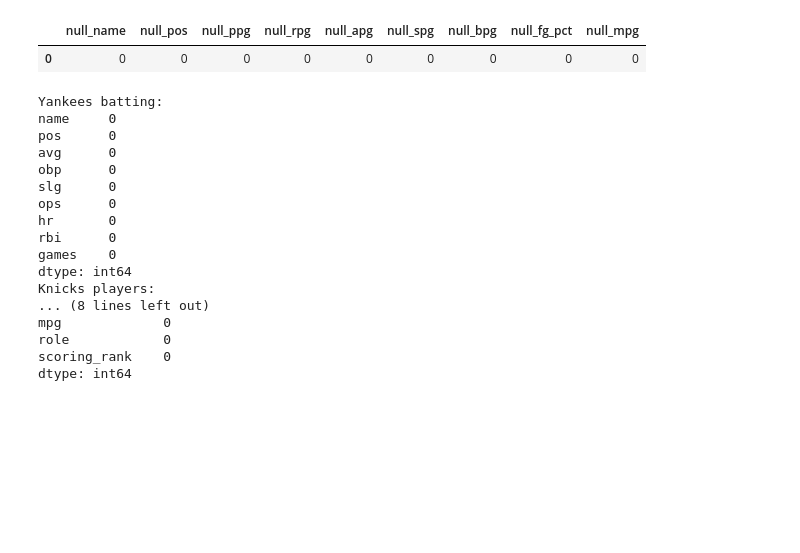
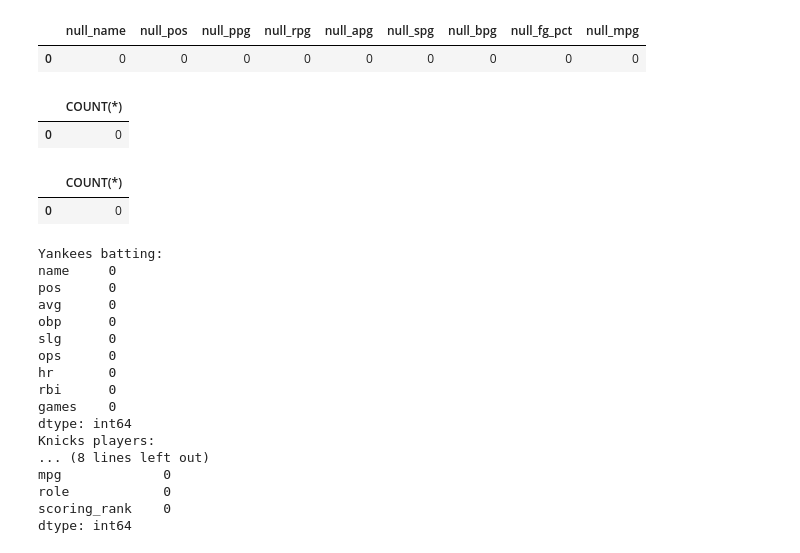
Before and after one commit to 550tealeaves/DATA-70500-working-with-data, a Jupyter notebook: NY_Sports_Analyzer.ipynb, the cells around one changed output. Drawn from its saved outputs; the diff is of its cells as text; code cells hidden in the pictures; blank space fills up the shorter version.

```diff
--- a/NY_Sports_Analyzer.ipynb
+++ b/NY_Sports_Analyzer.ipynb
@@ -506,6 +506,45 @@ pd.read_sql_query('''
 # %% [output]
 |  | null_name | null_pos | null_ppg | null_rpg | null_apg | null_spg | null_bpg | null_fg_pct | null_mpg |
 | 0 | 0 | 0 | 0 | 0 | 0 | 0 | 0 | 0 | 0 |
+# %%
+## -- Better SQL code --
+# use OR
+pd.read_sql_query('''
+
+    SELECT COUNT(*)
+     FROM knicks_players
+     WHERE name IS NULL
+     OR pos IS NULL
+     OR ppg IS NULL
+     OR rpg IS NULL
+     OR apg IS NULL
+     OR spg IS NULL
+     OR bpg IS NULL
+     OR fg_pct IS NULL
+     OR mpg IS NULL
+''', conn)
+# %% [output]
+|  | COUNT(*) |
+| 0 | 0 |
+# %%
+# Null values for yankees_batting
+pd.read_sql_query('''
+
+    SELECT COUNT(*)
+     FROM yankees_batting
+     WHERE name IS NULL
+     OR pos IS NULL
+     OR avg IS NULL
+     OR obp IS NULL
+     OR slg IS NULL
+     OR ops IS NULL
+     OR hr IS NULL
+     OR rbi IS NULL
+     OR games IS NULL
+''', conn)
+# %% [output]
+|  | COUNT(*) |
+| 0 | 0 |
 # %%
 # Python: one-liner null check
 
```
